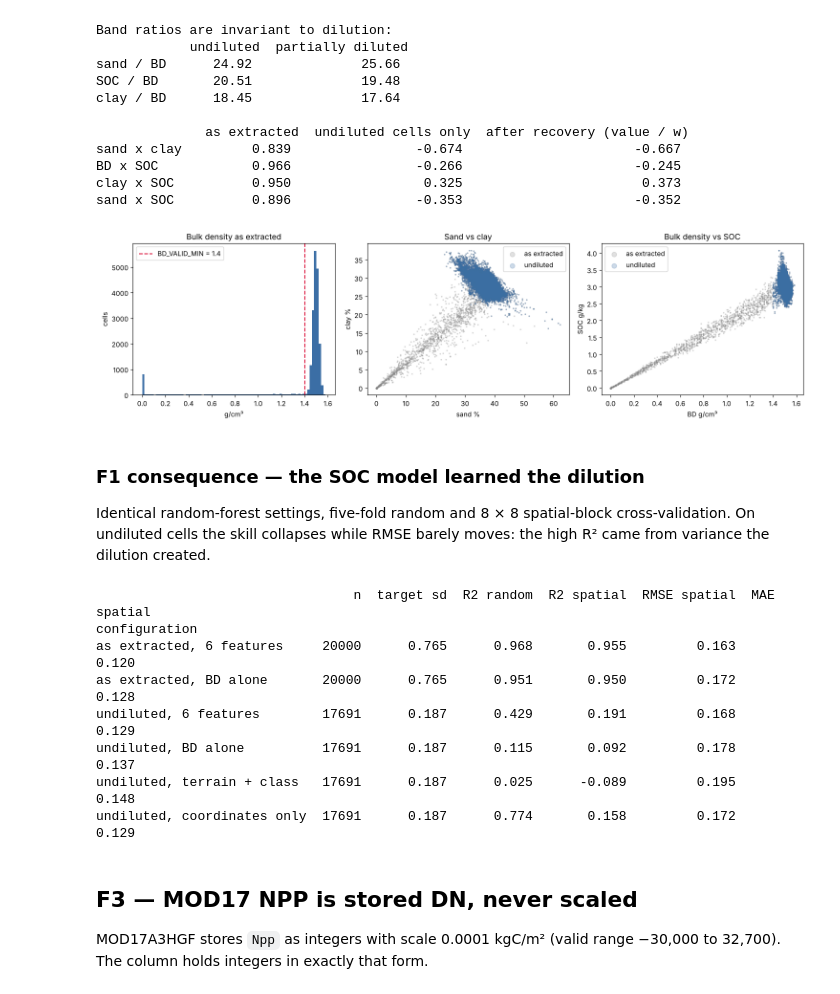
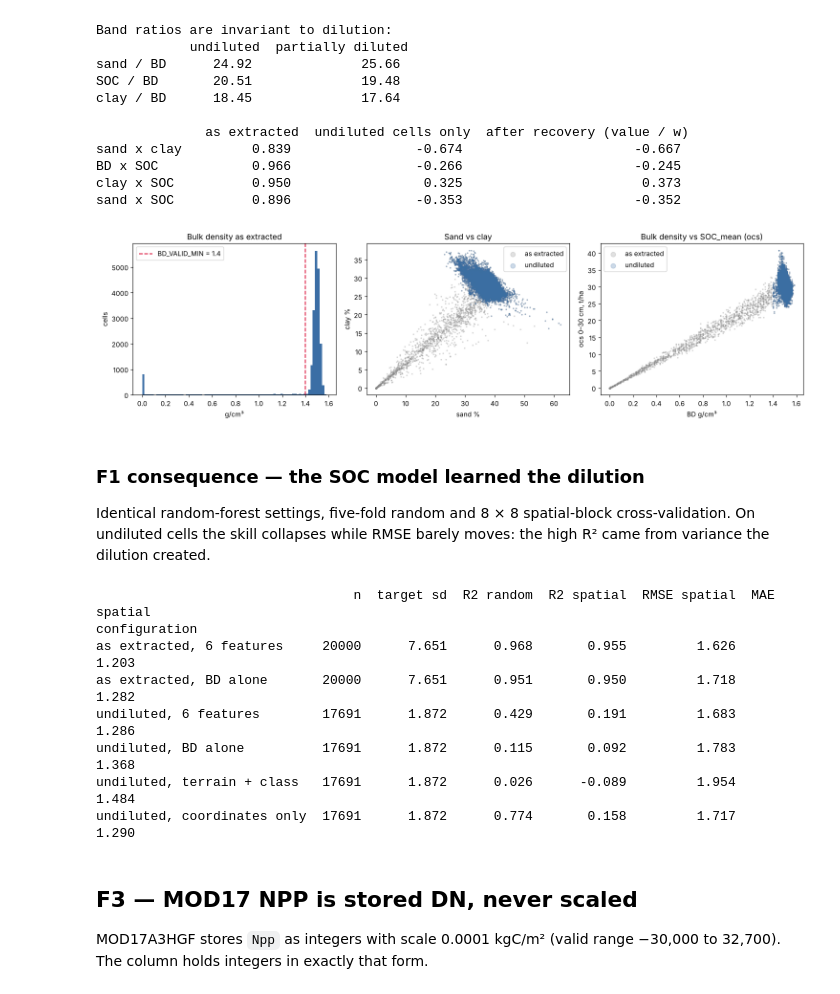
Before and after one commit to sathwikramaka/carbon-stock-estimation-ludhiana, a Jupyter notebook: notebooks/01_data_audit.ipynb, the cells around one changed output. Drawn from its saved outputs; the diff is of its cells as text; code cells hidden in the pictures.

```diff
--- a/notebooks/01_data_audit.ipynb
+++ b/notebooks/01_data_audit.ipynb
@@ -256,17 +257,17 @@ sand x SOC          0.896                -0.353                      -0.352
 # %%
 fig, ax = plt.subplots(1, 3, figsize=(15, 4.2))
 ax[0].hist(bg_raw.bd_gcm3, bins=80, color="#3b6ea5")
 ax[0].axvline(C.BD_VALID_MIN, color="crimson", ls="--", label=f"BD_VALID_MIN = {C.BD_VALID_MIN}")
 ax[0].set(title="Bulk density as extracted", xlabel="g/cm³", ylabel="cells"); ax[0].legend()
 ax[1].scatter(bg_raw.sand_pct, bg_raw.clay_pct, s=2, alpha=.25, color="#888", label="as extracted")
 ax[1].scatter(full.sand_pct, full.clay_pct, s=2, alpha=.25, color="#3b6ea5", label="undiluted")
 ax[1].set(title="Sand vs clay", xlabel="sand %", ylabel="clay %"); ax[1].legend(markerscale=5)
-ax[2].scatter(bg_raw.bd_gcm3, bg_raw.SOC_mean * C.SOC_DGKG_TO_GKG, s=2, alpha=.25, color="#888", label="as extracted")
-ax[2].scatter(full.bd_gcm3, full.SOC_mean * C.SOC_DGKG_TO_GKG, s=2, alpha=.25, color="#3b6ea5", label="undiluted")
-ax[2].set(title="Bulk density vs SOC", xlabel="BD g/cm³", ylabel="SOC g/kg"); ax[2].legend(markerscale=5)
+ax[2].scatter(bg_raw.bd_gcm3, bg_raw.SOC_mean, s=2, alpha=.25, color="#888", label="as extracted")
+ax[2].scatter(full.bd_gcm3, full.SOC_mean, s=2, alpha=.25, color="#3b6ea5", label="undiluted")
+ax[2].set(title="Bulk density vs SOC_mean (ocs)", xlabel="BD g/cm³", ylabel="ocs 0–30 cm, t/ha"); ax[2].legend(markerscale=5)
 plt.tight_layout(); plt.savefig(RESULTS / "fig_F1_dilution.png", dpi=130); plt.show()
 # %% [output]
-[figure, old version]
+[figure, new version]
 # %% [markdown]
 ### F1 consequence — the SOC model learned the dilution
 
@@ -274,12 +275,12 @@ Identical random-forest settings, five-fold random and 8 × 8 spatial-block
 cross-validation. On undiluted cells the skill collapses while RMSE barely
 moves: the high R² came from variance the dilution created.
 # %%
-bg_raw["soc_gkg"] = bg_raw.SOC_mean * C.SOC_DGKG_TO_GKG
+bg_raw["ocs_t_ha"] = bg_raw.SOC_mean          # SoilGrids ocs, t/ha (F14)
 FEATS = ["agri_class", "DEM_mean", "Slope_mean", "sand_pct", "clay_pct", "bd_gcm3"]
 rf = RandomForestRegressor(n_estimators=200, min_samples_leaf=2, n_jobs=-1, random_state=C.RANDOM_STATE)
 
 def evaluate(d, feats, label):
-    X, y = d[feats].to_numpy(), d.soc_gkg.to_numpy()
+    X, y = d[feats].to_numpy(), d.ocs_t_ha.to_numpy()
     p_rand = cross_val_predict(rf, X, y, cv=KFold(C.N_FOLDS, shuffle=True, random_state=C.RANDOM_STATE))
     p_spat = cross_val_predict(rf, X, y, cv=GroupKFold(C.N_FOLDS), groups=C.spatial_blocks(d.lon, d.lat))
     return {"configuration": label, "n": len(d), "target sd": y.std(),
@@ -302,12 +303,12 @@ assert exp.loc["as extracted, 6 features", "R2 spatial"] > 0.9 > 0.4 > exp.loc["
 # %% [output]
                                  n  target sd  R2 random  R2 spatial  RMSE spatial  MAE spatial
 configuration
-as extracted, 6 features     20000      0.765      0.968       0.955         0.163        0.120
-as extracted, BD alone       20000      0.765      0.951       0.950         0.172        0.128
-undiluted, 6 features        17691      0.187      0.429       0.191         0.168        0.129
-undiluted, BD alone          17691      0.187      0.115       0.092         0.178        0.137
-undiluted, terrain + class   17691      0.187      0.025      -0.089         0.195        0.148
-undiluted, coordinates only  17691      0.187      0.774       0.158         0.172        0.129
+as extracted, 6 features     20000      7.651      0.968       0.955         1.626        1.203
+as extracted, BD alone       20000      7.651      0.951       0.950         1.718        1.282
+undiluted, 6 features        17691      1.872      0.429       0.191         1.683        1.286
+undiluted, BD alone          17691      1.872      0.115       0.092         1.783        1.368
+undiluted, terrain + class   17691      1.872      0.026      -0.089         1.954        1.484
+undiluted, coordinates only  17691      1.872      0.774       0.158         1.717        1.290
 # %% [markdown]
 ## F3 — MOD17 NPP is stored DN, never scaled
 
```
Also changed, not shown: parts of 4 cells of this notebook, 23 other files.
